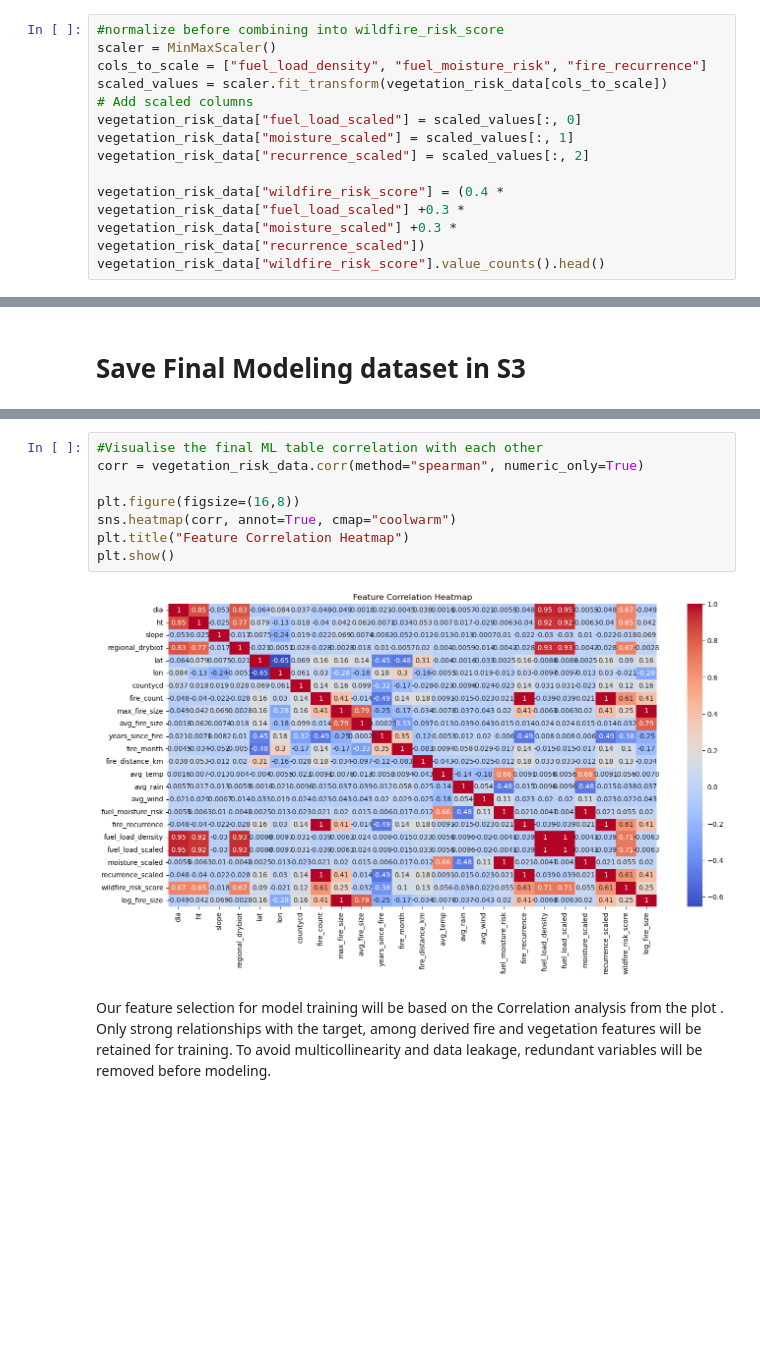
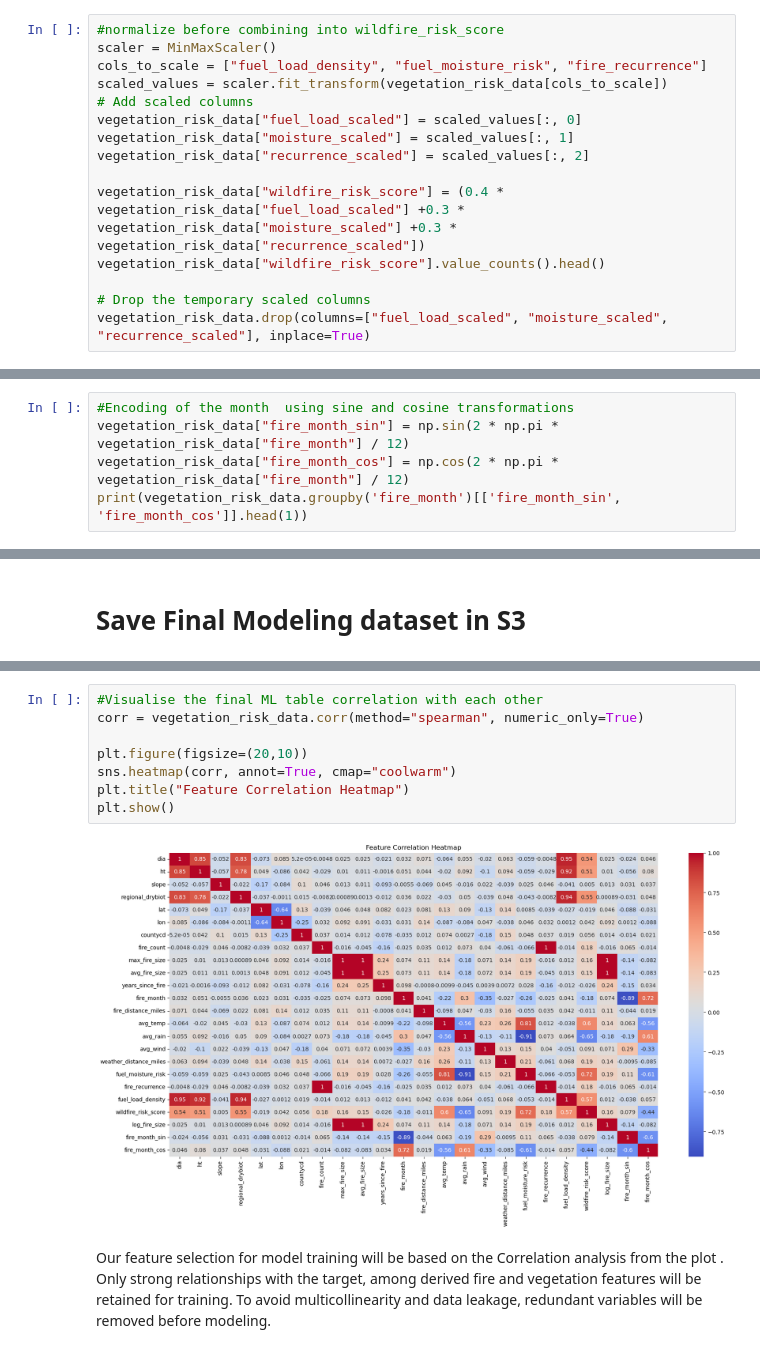
Before and after one commit to SheshmaJ/ADS-508-Final-Project, a Jupyter notebook: data_cleaning_processing.ipynb, the cells around one changed output, grey strips where cells are left out. Saved outputs shown, nothing was run; the diff lists cells and outputs as text; blank space fills up the shorter version.

```diff
--- a/data_cleaning_processing.ipynb
+++ b/data_cleaning_processing.ipynb
@@ -686,3 +707,6 @@ vegetation_risk_data["recurrence_scaled"] = scaled_values[:, 2]
 
 vegetation_risk_data["wildfire_risk_score"] = (0.4 * vegetation_risk_data["fuel_load_scaled"] +0.3 * vegetation_risk_data["moisture_scaled"] +0.3 * vegetation_risk_data["recurrence_scaled"])
 vegetation_risk_data["wildfire_risk_score"].value_counts().head()
+
+# Drop the temporary scaled columns
+vegetation_risk_data.drop(columns=["fuel_load_scaled", "moisture_scaled", "recurrence_scaled"], inplace=True)
@@ -730,0 +749,5 @@ The target variable was created using quantile-based binning of the wildfire ris
+# %%
+#Encoding of the month  using sine and cosine transformations
+vegetation_risk_data["fire_month_sin"] = np.sin(2 * np.pi * vegetation_risk_data["fire_month"] / 12)
+vegetation_risk_data["fire_month_cos"] = np.cos(2 * np.pi * vegetation_risk_data["fire_month"] / 12)
+print(vegetation_risk_data.groupby('fire_month')[['fire_month_sin', 'fire_month_cos']].head(1))
@@ -743,12 +780,12 @@ Columns: ['dia', 'ht', 'slope', 'regional_drybiot', 'lat', 'lon', 'countycd', 'i
 # %%
 #Visualise the final ML table correlation with each other
 corr = vegetation_risk_data.corr(method="spearman", numeric_only=True)
 
-plt.figure(figsize=(16,8))
+plt.figure(figsize=(20,10))
 sns.heatmap(corr, annot=True, cmap="coolwarm")
 plt.title("Feature Correlation Heatmap")
 plt.show()
 # %% [output]
-[figure, old version]
+[figure, new version]
 # %% [markdown]
 Our feature selection for model training will be based on the Correlation analysis from the plot . Only strong relationships with the target, among derived fire and vegetation features will be retained for training. To avoid multicollinearity and data leakage, redundant variables will be  removed before modeling.
```
Also changed, not shown: parts of 14 cells of this notebook.
